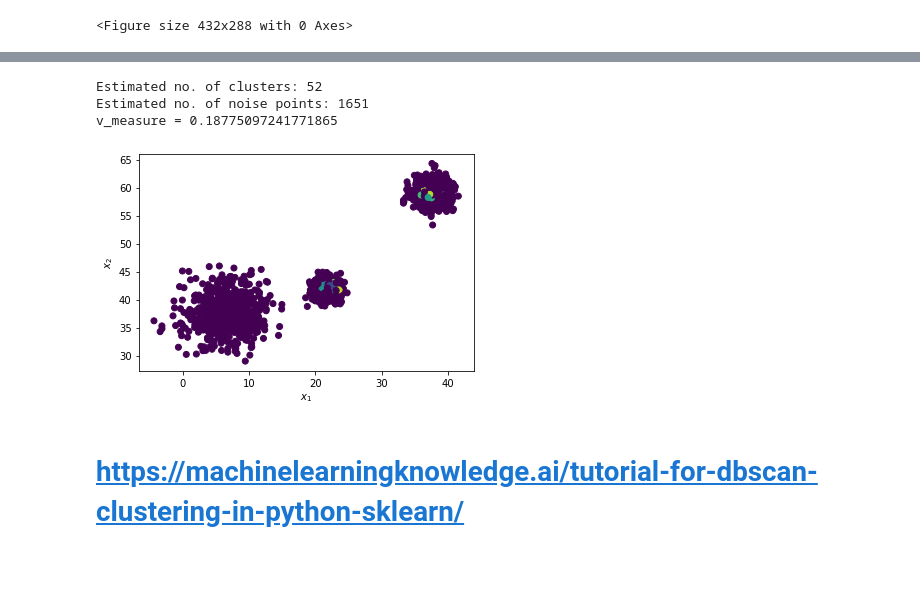
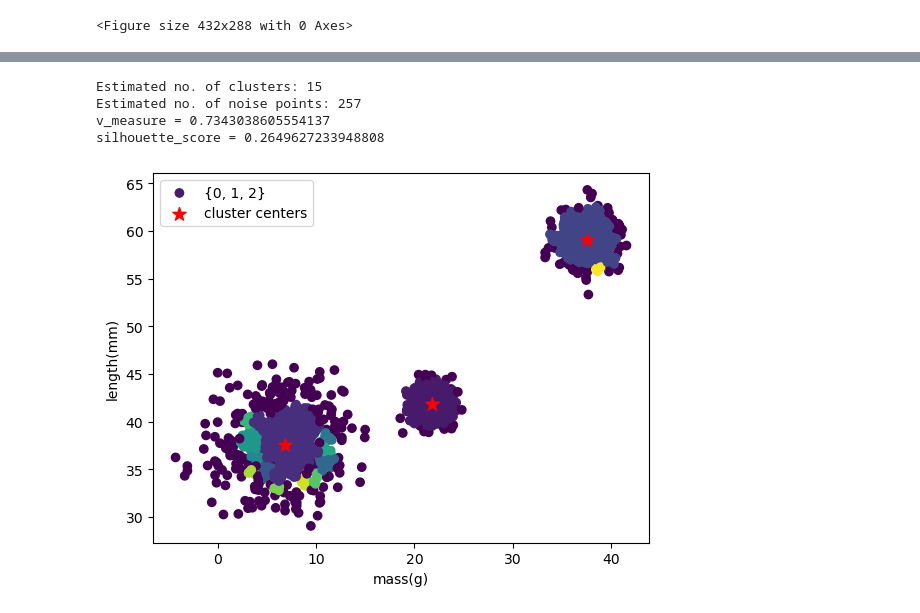
Before and after one commit to jkginfinite/teaching, a Jupyter notebook: Lectures/unsupervised_learning/DB_Scan/db_scan.ipynb, the cells around one changed output, grey strips where cells are left out. Cells and saved outputs as stored; diff of their text form; code cells hidden in the pictures; blank space fills up the shorter version.

Commit message:
db_scan done

```diff
--- a/Lectures/unsupervised_learning/DB_Scan/db_scan.ipynb
+++ b/Lectures/unsupervised_learning/DB_Scan/db_scan.ipynb
@@ -37,35 +52,44 @@ plt.savefig('example1-labels.png')
 # %%
-import matplotlib.pyplot as plt
-import seaborn as sns
 from sklearn.cluster import DBSCAN
 from sklearn.metrics import silhouette_score
 from sklearn.metrics import v_measure_score
 
 X = df.drop('species',axis=1)
 y = df['species']
-dbscan_cluster = DBSCAN(eps=0.1, min_samples=4)
-dbscan_cluster.fit(X)
+dbscan_cluster = DBSCAN()
+dbscan_cluster.fit_predict(X)
 
 # Visualizing DBSCAN
-plt.scatter(X[X.columns[0]], X[X.columns[1]], c=dbscan_cluster.labels_,label=y)
-plt.xlabel("$x_1$")
-plt.ylabel("$x_2$")
+plt.scatter(X[X.columns[0]], X[X.columns[1]], c=dbscan_cluster.labels_,label=set(y))
+
+# plot the centroids of the DB scan clusters
+centroids = []
+for i in range(np.max(labels) + 1):
+    centroids.append(np.mean(X[labels == i], axis=0))
+centroids = pd.DataFrame(np.array(centroids),columns=['mass (g)','length (mm)'])
+plt.scatter(centroids['mass (g)'],centroids['length (mm)'],marker='*',s=100,label='cluster centers',c='red')
+
+plt.xlabel("mass(g)")
+plt.ylabel("length(mm)")
+plt.legend()
 
 # Number of Clusters
 labels=dbscan_cluster.labels_
 N_clus=len(set(labels))-(1 if -1 in labels else 0)
 print('Estimated no. of clusters: %d' % N_clus)
 
 # Identify Noise
 n_noise = list(dbscan_cluster.labels_).count(-1)
 print('Estimated no. of noise points: %d' % n_noise)
 
 # Calculating v_measure
 print('v_measure =', v_measure_score(y, labels))
+
+# Calculate silhouetteScore
+print('silhouette_score =',silhouette_score(X,labels))
 # %% [output]
-Estimated no. of clusters: 52
-Estimated no. of noise points: 1651
-v_measure = 0.18775097241771865
+Estimated no. of clusters: 15
+Estimated no. of noise points: 257
+v_measure = 0.7343038605554137
+silhouette_score = 0.2649627233948808
-[figure, old version]
+[figure, new version]
-# %% [markdown]
-# https://machinelearningknowledge.ai/tutorial-for-dbscan-clustering-in-python-sklearn/
```
Also changed, not shown: parts of 20 cells of this notebook, 1 other file.
